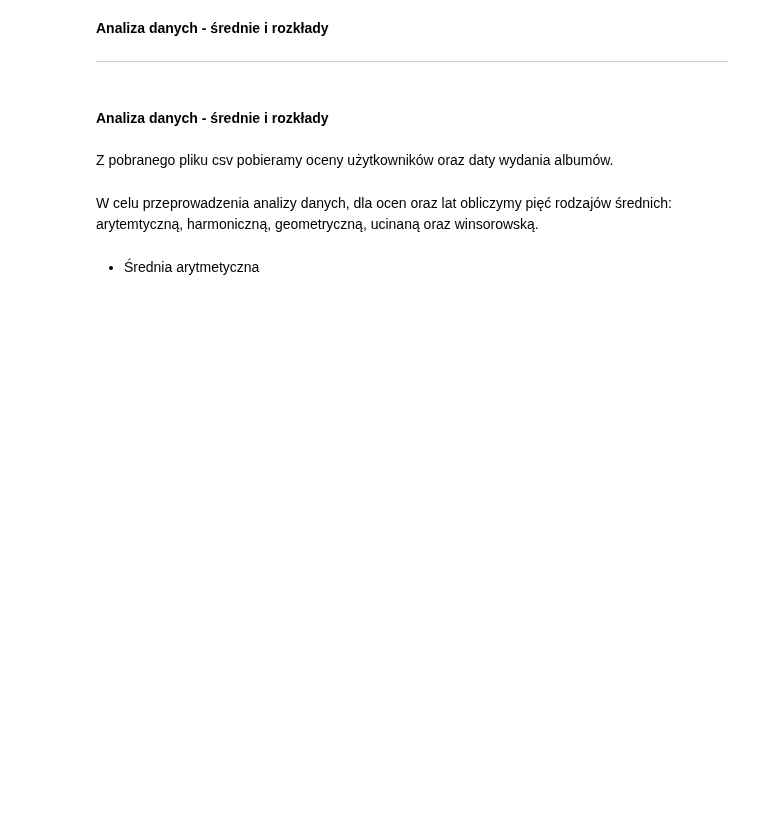
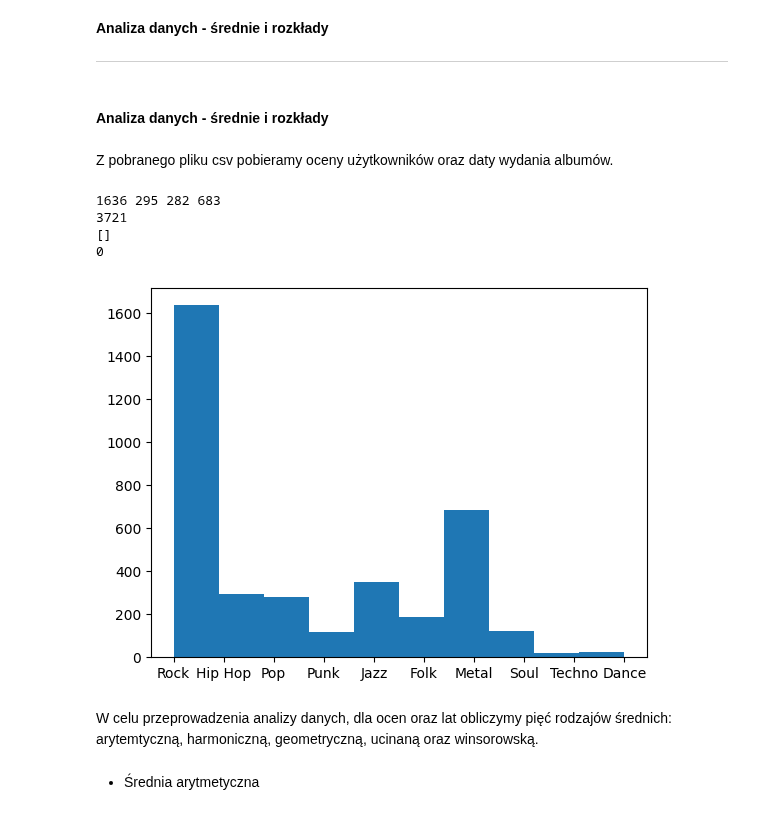
Before and after one commit to rafglo/Statystyka-stosowana, a Jupyter notebook: music_data_analysis.ipynb, the cells around one changed output. Saved outputs shown, nothing was run; the diff lists cells and outputs as text; code cells hidden in the pictures; blank space fills up the shorter version.

```diff
--- a/music_data_analysis.ipynb
+++ b/music_data_analysis.ipynb
@@ -23,12 +23,42 @@ Z pobranego pliku csv pobieramy oceny użytkowników oraz daty wydania albumów.
 # %%
 ratings = read_csv("rym_top_5000_all_time.csv")['Average Rating'].tolist()
 dates = read_csv("rym_top_5000_all_time.csv")['Release Date'].tolist()
+genres = read_csv("rym_top_5000_all_time.csv")['Genres'].tolist()
+genres1 = ["Rock", "Hip Hop", "Metal", "Dance", "Techno", "Jazz", "Pop", "Punk", "Folk", "Soul"]
 years = []
 for date in dates:
     years.append(int(date[-4:]))
 
 Y = ratings
 X = np.array(years).reshape(-1, 1)
+# %%
+genres2 = []
+i = []
+for genre in genres:
+    no = 0
+    for genre1 in genres1:
+        if genre1 in genre:
+            genres2.append(genre1)
+            break
+        else:
+            no += 1
+        if no == 21:
+            genres2.append(genres.index(genre))
+            i.append(genres.index(genre))
+print(genres2.count("Rock"), genres2.count("Hip Hop"), genres2.count("Pop"), genres2.count("Metal"), genres2.count("Metal"))
+print(len(genres2))
+print(i)
+print(len(i))
+# %% [output]
+1636 295 282 683
+3721
+[]
+0
+# %%
+plt.hist(genres2)
+plt.show()
+# %% [output]
+[figure, added]
 # %% [markdown]
 W celu przeprowadzenia analizy danych, dla ocen oraz lat obliczymy pięć rodzajów średnich: arytemtyczną, harmoniczną, geometryczną, ucinaną oraz winsorowską.
 # %% [markdown]
```
Also changed, not shown: parts of 4 cells of this notebook.
